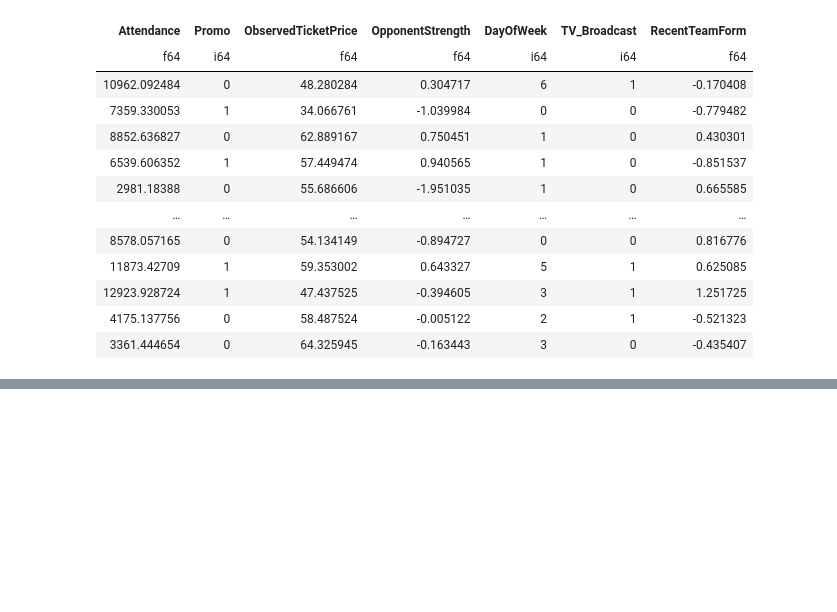
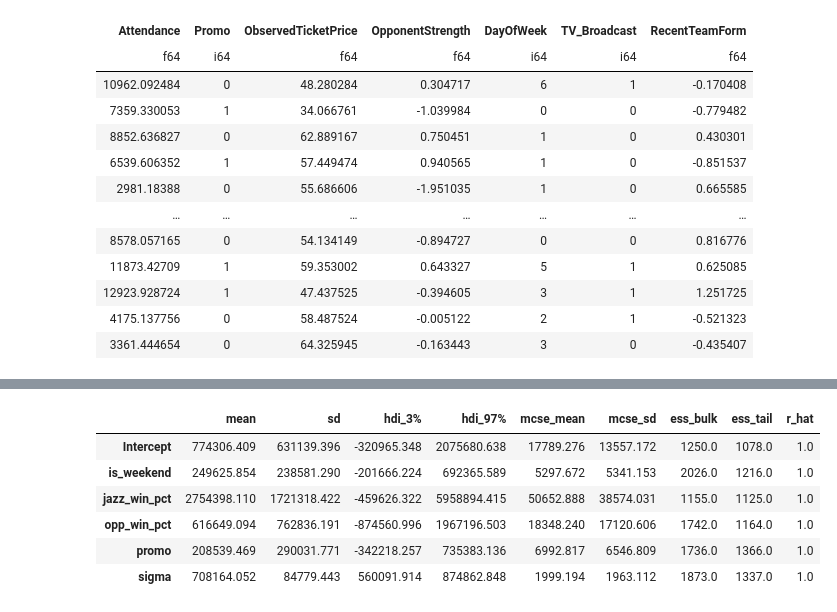
Before and after one commit to kylieeeames/causal_inference_regression, a Jupyter notebook: IS6950.ipynb, the cells around one changed output, grey strips where cells are left out. Saved outputs shown, nothing was run; the diff lists cells and outputs as text; code cells hidden in the pictures; blank space fills up the shorter version.

```diff
--- a/IS6950.ipynb
+++ b/IS6950.ipynb
@@ -136,0 +203,13 @@ shape: (200, 7)
+# %%
+import statsmodels.formula.api as smf
+import bambi as bmb
+import arviz as az
+
+# bayes regression
+ba_fit = bmb.Model(
+  "revenue ~ promo + jazz_win_pct + opp_win_pct + is_weekend",
+  data = df
+).fit()
+
+az.summary(ba_fit)
+# %% [output]
@@ -136,0 +218,7 @@ shape: (200, 7)
+|  | mean | sd | hdi_3% | hdi_97% | mcse_mean | mcse_sd | ess_bulk | ess_tail | r_hat |
+| Intercept | 774306.409 | 631139.396 | -320965.348 | 2075680.638 | 17789.276 | 13557.172 | 1250.0 | 1078.0 | 1.0 |
+| is_weekend | 249625.854 | 238581.290 | -201666.224 | 692365.589 | 5297.672 | 5341.153 | 2026.0 | 1216.0 | 1.0 |
+| jazz_win_pct | 2754398.110 | 1721318.422 | -459626.322 | 5958894.415 | 50652.888 | 38574.031 | 1155.0 | 1125.0 | 1.0 |
+| opp_win_pct | 616649.094 | 762836.191 | -874560.996 | 1967196.503 | 18348.240 | 17120.606 | 1742.0 | 1164.0 | 1.0 |
+| promo | 208539.469 | 290031.771 | -342218.257 | 735383.136 | 6992.817 | 6546.809 | 1736.0 | 1366.0 | 1.0 |
+| sigma | 708164.052 | 84779.443 | 560091.914 | 874862.848 | 1999.194 | 1963.112 | 1873.0 | 1337.0 | 1.0 |
```
Also changed, not shown: parts of 8 cells of this notebook.
